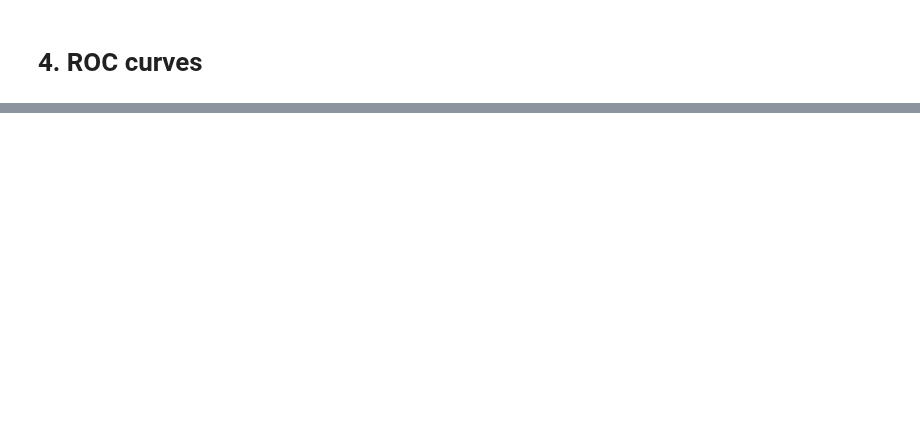
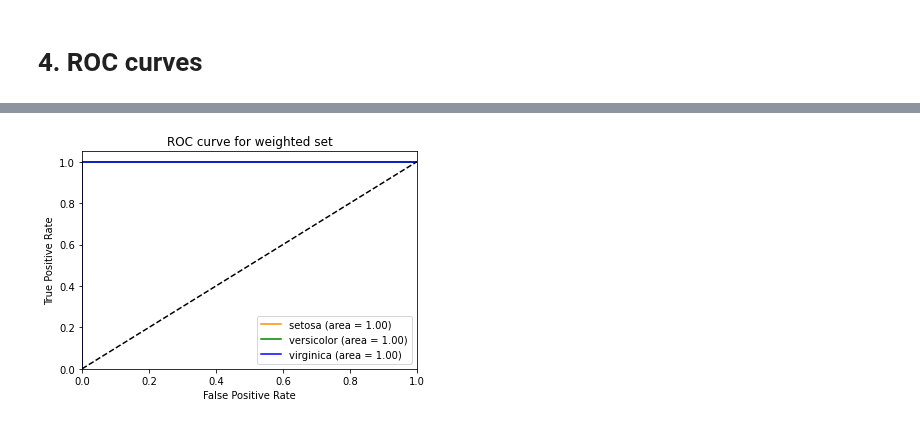
Before and after one commit to jakbtg/AAUT, a Jupyter notebook: src/meo/classification_iris_aa_21_22.ipynb, the cells around one changed output, grey strips where cells are left out. Cells and saved outputs as stored; diff of their text form; code cells hidden in the pictures; blank space fills up the shorter version.

```diff
--- a/src/meo/classification_iris_aa_21_22.ipynb
+++ b/src/meo/classification_iris_aa_21_22.ipynb
@@ -286,11 +286,11 @@ F1 score: 1.0
 # 1b. Modify the weight of some classes
 # %%
 # create model with modified weight for versicolor class
-clf = tree.DecisionTreeClassifier(criterion="entropy",random_state=300,min_samples_leaf=5,class_weight={0:1,1:10,2:1})
-clf = clf.fit(X_train, y_train)
+weighted_clf = tree.DecisionTreeClassifier(criterion="entropy",random_state=300,min_samples_leaf=5,class_weight={0:1,1:10,2:1})
+weighted_clf = weighted_clf.fit(X_train, y_train)
 
-# apply fitted model clf to the test set
-predicted_weighted = clf.predict(X_test)
+# apply fitted model weighted_clf to the test set
+predicted_weighted = weighted_clf.predict(X_test)
 
 # print the predictions (class numbers associated to classes names in target names)
 print("Predictions:")
@@ -305,13 +305,18 @@ f1=f1_score(y_test, predicted_weighted, average='macro')
 print("F1 score: "+str(f1))
 
 # show resulting tree
-# dot_data = tree.export_graphviz(clf, out_file=None,
+# dot_data = tree.export_graphviz(weighted_clf, out_file=None,
 #                             feature_names=iris.feature_names,
 #                             class_names=iris.target_names,
 #                             filled=True, rounded=True,
 #                             special_characters=True)
 # graph = graphviz.Source(dot_data)
 # graph
+
+weighted_clf = tree.DecisionTreeClassifier(criterion="entropy",random_state=300,min_samples_leaf=5,class_weight={0:1,1:10,2:1})
+weighted_clf = weighted_clf.fit(X_train, y_train)
+probs = weighted_clf.predict_proba(X_test)
+print(probs)
 # %% [output]
 Predictions:
 [1 0 2 1 1 0 1 2 1 1 2 0 0 0 0 1 2 1 1 2 0 1 0 2 2 2 2 2 0 0]
@@ -516,0 +520,80 @@ ValueError: multiclass format is not supported
+# %%
+from sklearn.metrics import roc_curve, auc
+import matplotlib.pyplot as plt
+
+# plotting roc curve for weighted set
+probs = weighted_clf.predict_proba(X_test)
+c1 = probs[:,0]
+c2 = probs[:,1]
+c3 = probs[:,2]
+
+fpr1, tpr1, thresholds1 = roc_curve(y_test, c1, pos_label=0)
+fpr2, tpr2, thresholds2 = roc_curve(y_test, c2, pos_label=1)
+fpr3, tpr3, thresholds3 = roc_curve(y_test, c3, pos_label=2)
+roc_auc1 = auc(fpr1, tpr1)
+roc_auc2 = auc(fpr2, tpr2)
+roc_auc3 = auc(fpr3, tpr3)
+plt.figure()
+plt.plot(fpr1, tpr1, color='darkorange', label='setosa (area = %0.2f)' % roc_auc1)
+plt.plot(fpr2, tpr2, color='green', label='versicolor (area = %0.2f)' % roc_auc2)
+plt.plot(fpr3, tpr3, color='blue', label='virginica (area = %0.2f)' % roc_auc3)
+plt.plot([0, 1], [0, 1], color='black', linestyle='--')
+plt.xlim([0.0, 1.0])
+plt.ylim([0.0, 1.05])
+plt.xlabel('False Positive Rate')
+plt.ylabel('True Positive Rate')
+plt.title('ROC curve for weighted set')
+plt.legend(loc="lower right")
+plt.show()
+
+# plotting roc curve for inflated set
+probs = original_clf.predict_proba(X_test)
+c1 = probs[:,0]
+c2 = probs[:,1]
+c3 = probs[:,2]
+
+fpr1, tpr1, thresholds1 = roc_curve(y_test, c1, pos_label=0)
+fpr2, tpr2, thresholds2 = roc_curve(y_test, c2, pos_label=1)
+fpr3, tpr3, thresholds3 = roc_curve(y_test, c3, pos_label=2)
+roc_auc1 = auc(fpr1, tpr1)
+roc_auc2 = auc(fpr2, tpr2)
+roc_auc3 = auc(fpr3, tpr3)
+plt.figure()
+plt.plot(fpr1, tpr1, color='darkorange', label='setosa (area = %0.2f)' % roc_auc1)
+plt.plot(fpr2, tpr2, color='green', label='versicolor (area = %0.2f)' % roc_auc2)
+plt.plot(fpr3, tpr3, color='blue', label='virginica (area = %0.2f)' % roc_auc3)
+plt.plot([0, 1], [0, 1], color='black', linestyle='--')
+plt.xlim([0.0, 1.0])
+plt.ylim([0.0, 1.05])
+plt.xlabel('False Positive Rate')
+plt.ylabel('True Positive Rate')
+plt.title('ROC curve for inflated set')
+plt.legend(loc="lower right")
+plt.show()
+
+# plotting roc curve for tree with tuned hyperparameters
+probs = clf5.predict_proba(X_test)
+c1 = probs[:,0]
+c2 = probs[:,1]
+c3 = probs[:,2]
+
+fpr1, tpr1, thresholds1 = roc_curve(y_test, c1, pos_label=0)
+fpr2, tpr2, thresholds2 = roc_curve(y_test, c2, pos_label=1)
+fpr3, tpr3, thresholds3 = roc_curve(y_test, c3, pos_label=2)
+roc_auc1 = auc(fpr1, tpr1)
+roc_auc2 = auc(fpr2, tpr2)
+roc_auc3 = auc(fpr3, tpr3)
+plt.figure()
+plt.plot(fpr1, tpr1, color='darkorange', label='setosa (area = %0.2f)' % roc_auc1)
+plt.plot(fpr2, tpr2, color='green', label='versicolor (area = %0.2f)' % roc_auc2)
+plt.plot(fpr3, tpr3, color='blue', label='virginica (area = %0.2f)' % roc_auc3)
+plt.plot([0, 1], [0, 1], color='black', linestyle='--')
+plt.xlim([0.0, 1.0])
+plt.ylim([0.0, 1.05])
+plt.xlabel('False Positive Rate')
+plt.ylabel('True Positive Rate')
+plt.title('ROC curve for tree with tuned hyperparameters')
+plt.legend(loc="lower right")
+plt.show()
+# %% [output]
+[figure, added]
```
Also changed, not shown: parts of 4 cells of this notebook, 1 other file.
